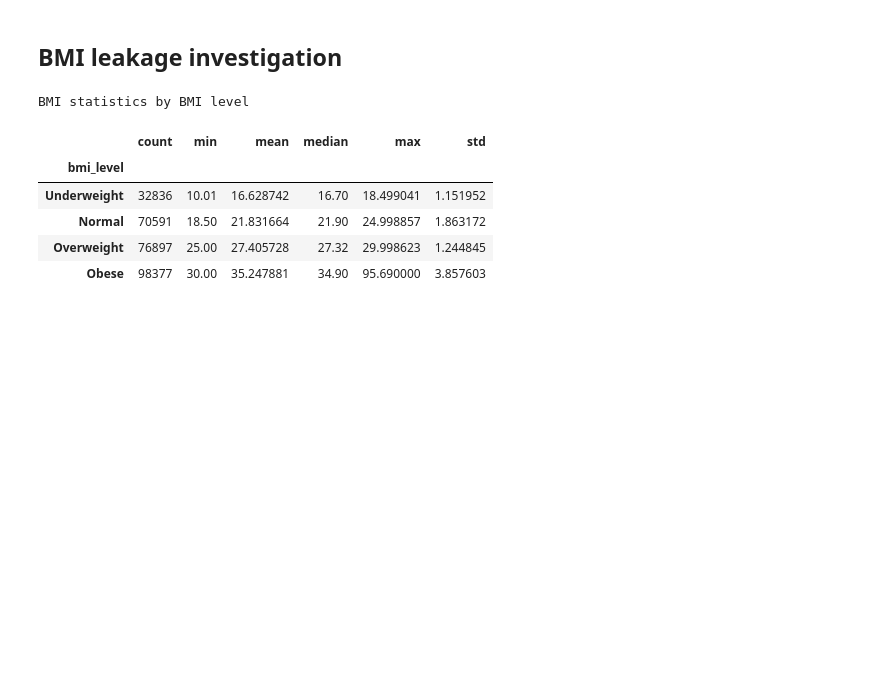
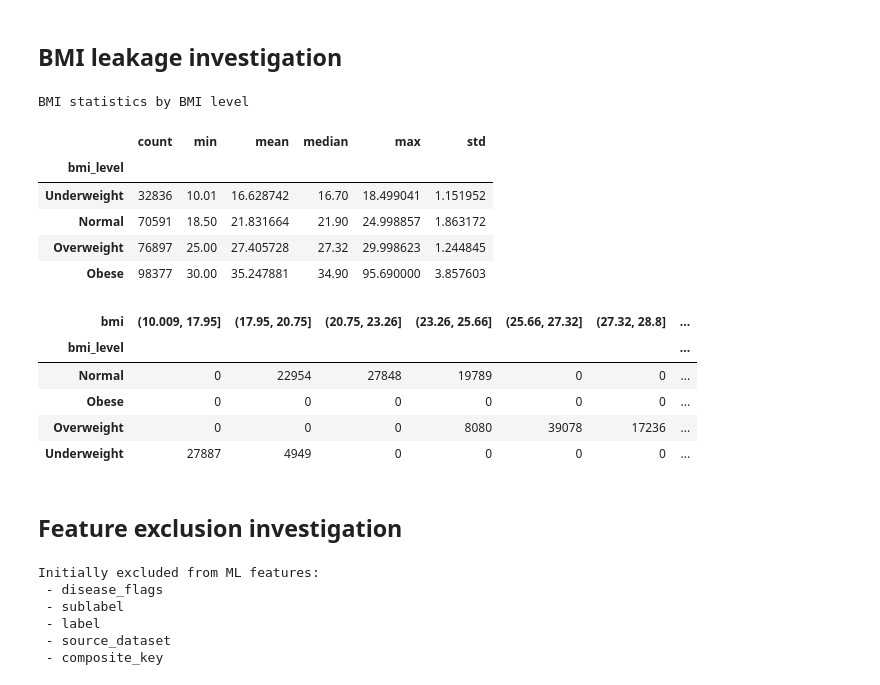
Before and after one commit to to-bits/multidisease-risk-profiler, a Jupyter notebook: notebooks/02_data_cleaning_target_definition.ipynb, the cells around one changed output. Cells and saved outputs as stored; diff of their text form; code cells hidden in the pictures; blank space fills up the shorter version.

```diff
--- a/notebooks/02_data_cleaning_target_definition.ipynb
+++ b/notebooks/02_data_cleaning_target_definition.ipynb
@@ -609,3 +609,51 @@ BMI statistics by BMI level
 | Normal | 70591 | 18.50 | 21.831664 | 21.90 | 24.998857 | 1.863172 |
 | Overweight | 76897 | 25.00 | 27.405728 | 27.32 | 29.998623 | 1.244845 |
 | Obese | 98377 | 30.00 | 35.247881 | 34.90 | 95.690000 | 3.857603 |
+# %%
+if {"bmi", "bmi_level"}.issubset(df.columns):
+
+    bmi_bins = pd.qcut(
+        df["bmi"],
+        q=10,
+        duplicates="drop"
+    )
+
+    bmi_crosstab = pd.crosstab(
+        df["bmi_level"],
+        bmi_bins
+    )
+
+    display(bmi_crosstab)
+# %% [output]
+| bmi | (10.009, 17.95] | (17.95, 20.75] | (20.75, 23.26] | (23.26, 25.66] | (25.66, 27.32] | (27.32, 28.8] | ... |
+| bmi_level |  |  |  |  |  |  | ... |
+| Normal | 0 | 22954 | 27848 | 19789 | 0 | 0 | ... |
+| Obese | 0 | 0 | 0 | 0 | 0 | 0 | ... |
+| Overweight | 0 | 0 | 0 | 8080 | 39078 | 17236 | ... |
+| Underweight | 27887 | 4949 | 0 | 0 | 0 | 0 | ... |
+# %% [markdown]
+## Feature exclusion investigation
+# %%
+metadata_or_suspicious_columns = [
+    "disease_flags",
+    "sublabel",
+    "label",
+    "source_dataset",
+    "composite_key"
+]
+
+available_exclusions = [
+    col for col in metadata_or_suspicious_columns
+    if col in df.columns
+]
+
+print("Initially excluded from ML features:")
+for col in available_exclusions:
+    print(f" - {col}")
+# %% [output]
+Initially excluded from ML features:
+ - disease_flags
+ - sublabel
+ - label
+ - source_dataset
+ - composite_key
```
Also changed, not shown: parts of 4 cells of this notebook, 1 other file.
